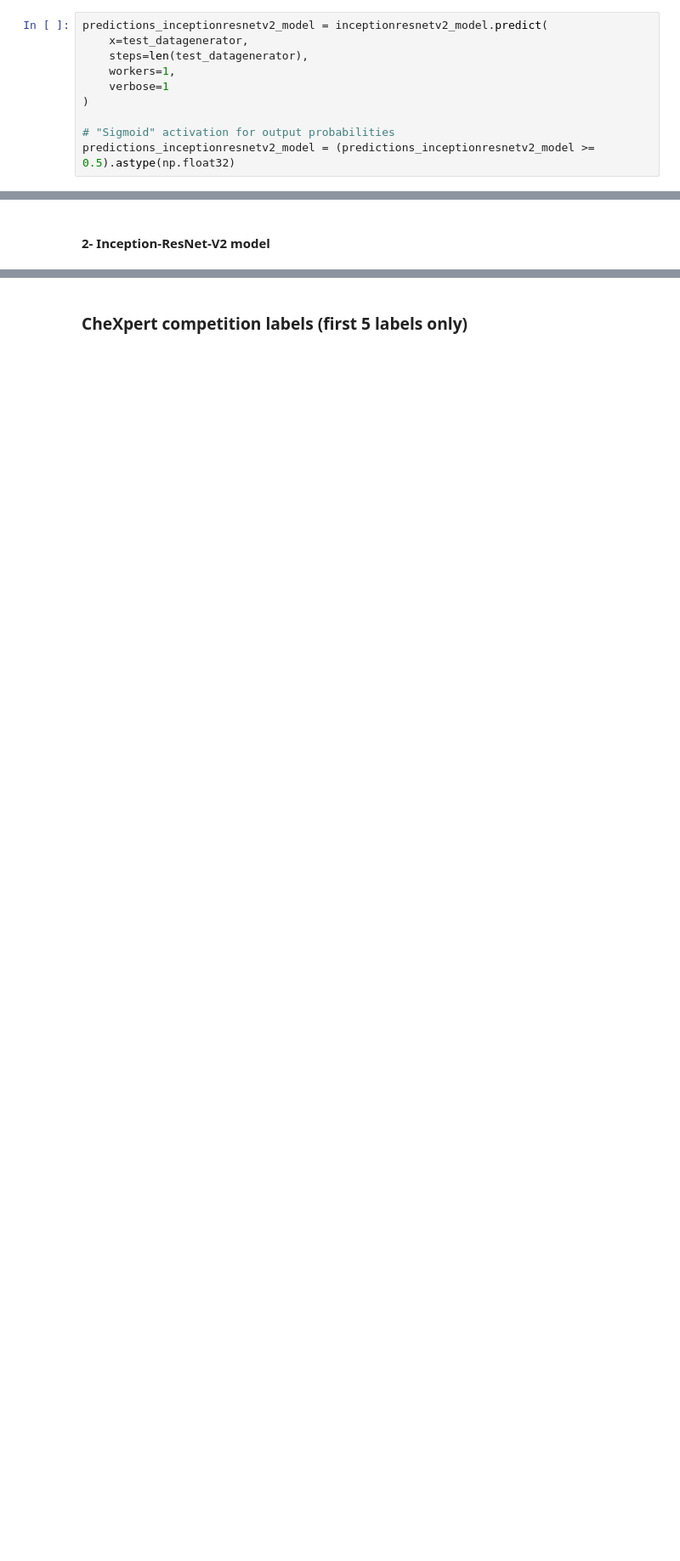
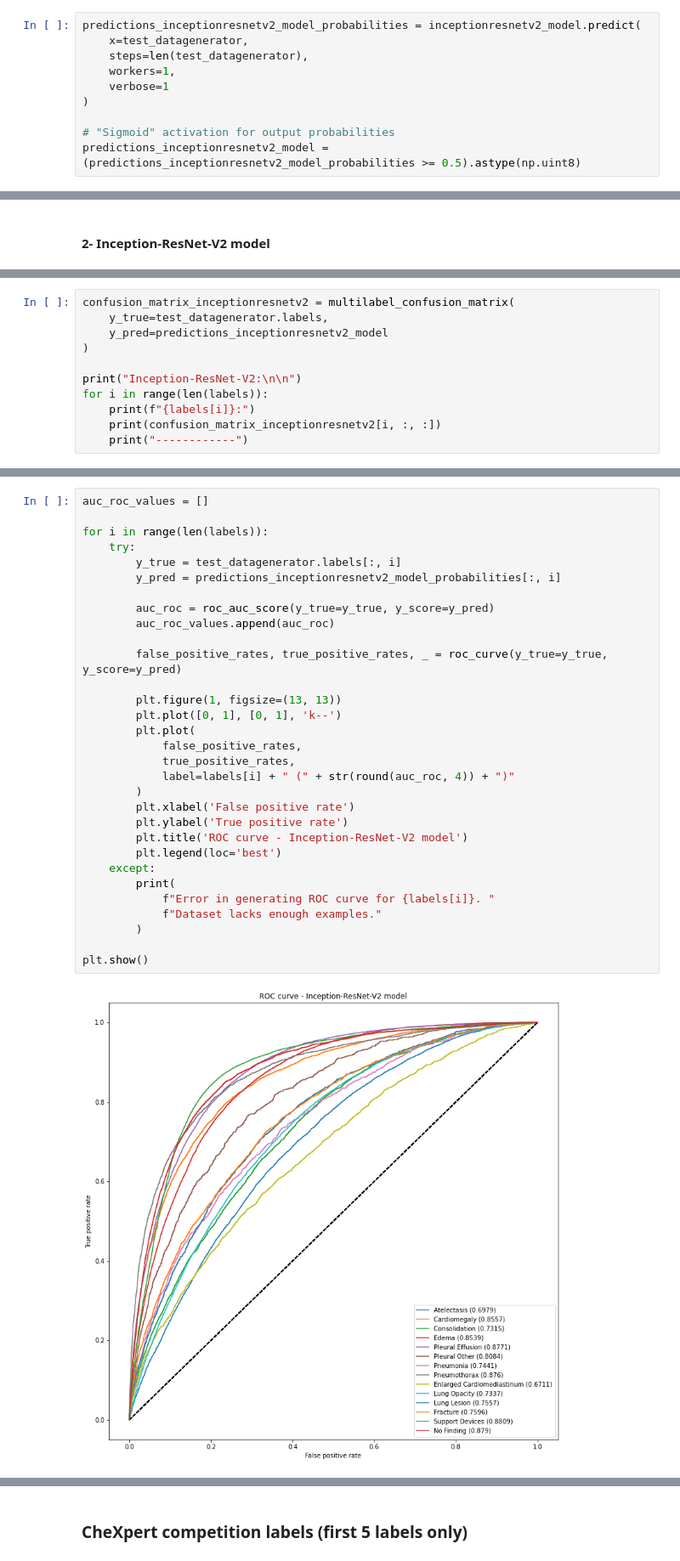
Before and after one commit to tamerthamoqa/CheXpert-multilabel-classification-tensorflow, a Jupyter notebook: testing_trained_models/calculating_test_metrics_on_validation_set.ipynb, the cells around one changed output, grey strips where cells are left out. Shown: that part at 85% size. Saved outputs shown, nothing was run; the diff lists cells and outputs as text; blank space fills up the shorter version.

```diff
--- a/testing_trained_models/calculating_test_metrics_on_validation_set.ipynb
+++ b/testing_trained_models/calculating_test_metrics_on_validation_set.ipynb
@@ -114,5 +172,5 @@ predictions_densenet201_model = (predictions_densenet201_model >= 0.5).astype(np
 # %%
-predictions_inceptionresnetv2_model = inceptionresnetv2_model.predict(
+predictions_inceptionresnetv2_model_probabilities = inceptionresnetv2_model.predict(
     x=test_datagenerator,
     steps=len(test_datagenerator),
     workers=1,
@@ -120,4 +178,4 @@ predictions_inceptionresnetv2_model = inceptionresnetv2_model.predict(
 )
 
 # "Sigmoid" activation for output probabilities
-predictions_inceptionresnetv2_model = (predictions_inceptionresnetv2_model >= 0.5).astype(np.float32)
+predictions_inceptionresnetv2_model = (predictions_inceptionresnetv2_model_probabilities >= 0.5).astype(np.uint8)
@@ -199,0 +366,11 @@ print(cm_resnet152)
+# %%
+confusion_matrix_inceptionresnetv2 = multilabel_confusion_matrix(
+    y_true=test_datagenerator.labels,
+    y_pred=predictions_inceptionresnetv2_model
+)
+
+print("Inception-ResNet-V2:\n\n")
+for i in range(len(labels)):
+    print(f"{labels[i]}:")
+    print(confusion_matrix_inceptionresnetv2[i, :, :])
+    print("------------")
@@ -199,0 +397,33 @@ print(cm_resnet152)
+# %%
+auc_roc_values = []
+
+for i in range(len(labels)):
+    try:
+        y_true = test_datagenerator.labels[:, i]
+        y_pred = predictions_inceptionresnetv2_model_probabilities[:, i]
+
+        auc_roc = roc_auc_score(y_true=y_true, y_score=y_pred)
+        auc_roc_values.append(auc_roc)
+
+        false_positive_rates, true_positive_rates, _ = roc_curve(y_true=y_true, y_score=y_pred)
+
+        plt.figure(1, figsize=(13, 13))
+        plt.plot([0, 1], [0, 1], 'k--')
+        plt.plot(
+            false_positive_rates,
+            true_positive_rates,
+            label=labels[i] + " (" + str(round(auc_roc, 4)) + ")"
+        )
+        plt.xlabel('False positive rate')
+        plt.ylabel('True positive rate')
+        plt.title('ROC curve - Inception-ResNet-V2 model')
+        plt.legend(loc='best')
+    except:
+        print(
+            f"Error in generating ROC curve for {labels[i]}. "
+            f"Dataset lacks enough examples."
+        )
+
+plt.show()
+# %% [output]
+[figure, added]
```
Also changed, not shown: parts of 66 cells of this notebook.
